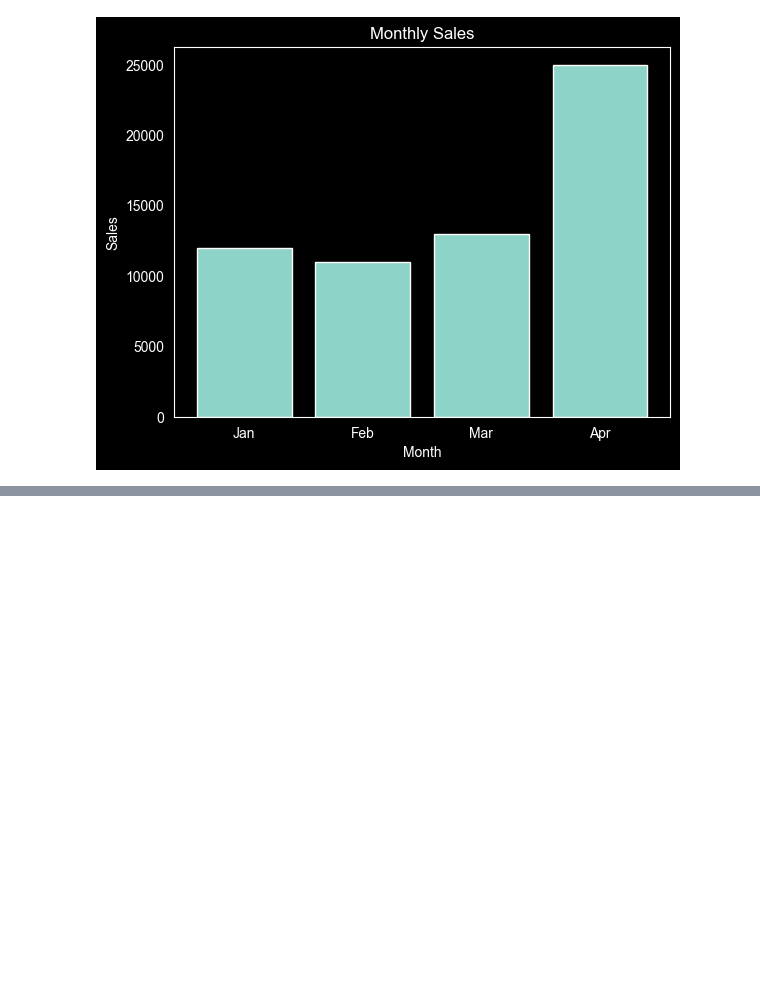
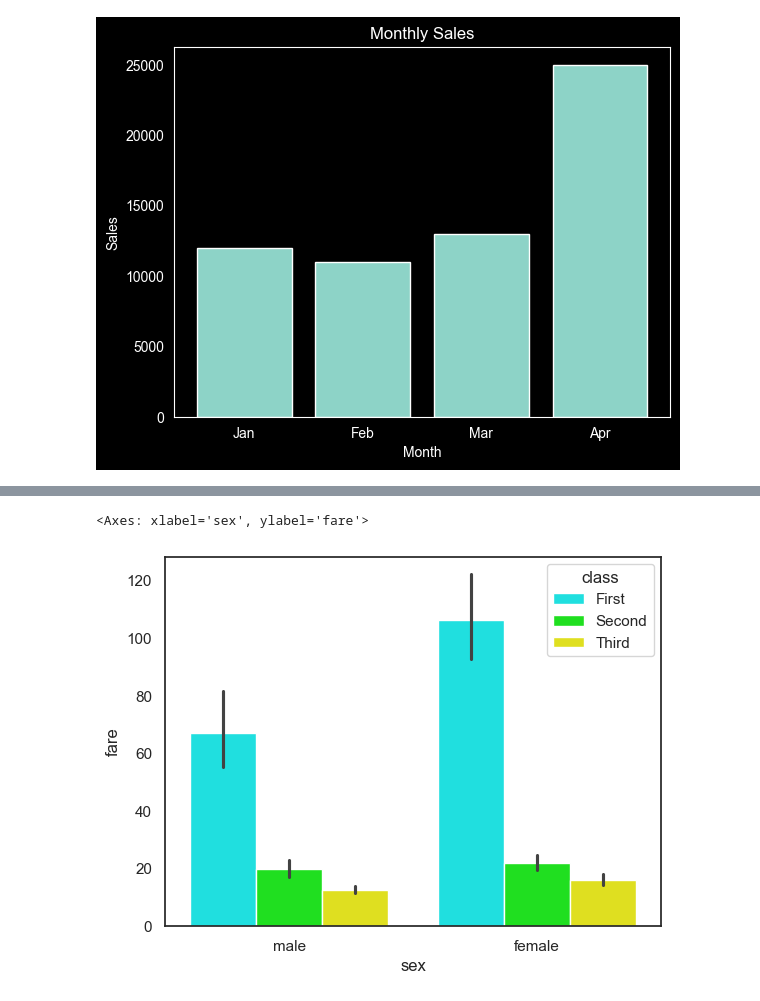
Before and after one commit to huzaifawaheed10/LIBRARIES_IN_PYTHON, a Jupyter notebook: LIBRARIES FOR DATA ANALYSIS.ipynb, the cells around one changed output, grey strips where cells are left out. Saved outputs shown, nothing was run; the diff lists cells and outputs as text; code cells hidden in the pictures; blank space fills up the shorter version.

```diff
--- a/LIBRARIES FOR DATA ANALYSIS.ipynb
+++ b/LIBRARIES FOR DATA ANALYSIS.ipynb
@@ -1781,0 +1850,5 @@ plt.show()
+# %%
+sns.barplot(x='sex',y='fare',data=df,palette=['cyan', 'lime','yellow'],hue='class' )
+# %% [output]
+<Axes: xlabel='sex', ylabel='fare'>
+[figure, added]
```
Also changed, not shown: parts of 18 cells of this notebook.
